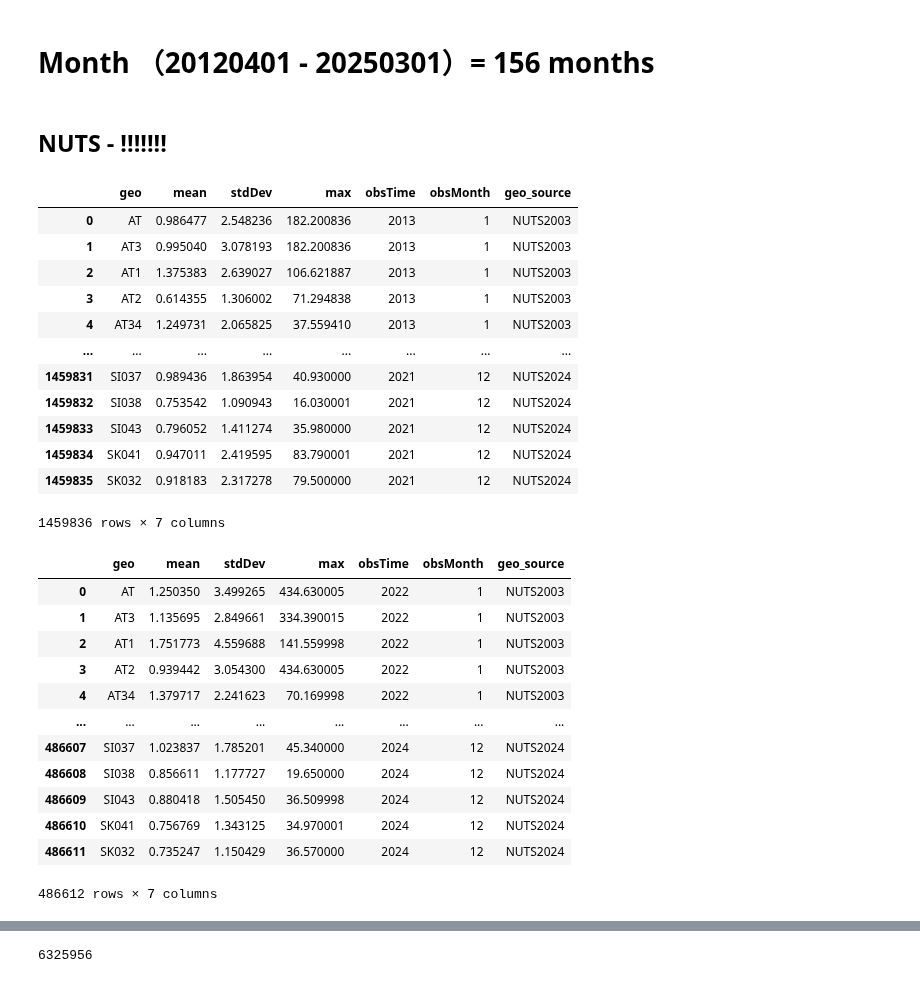
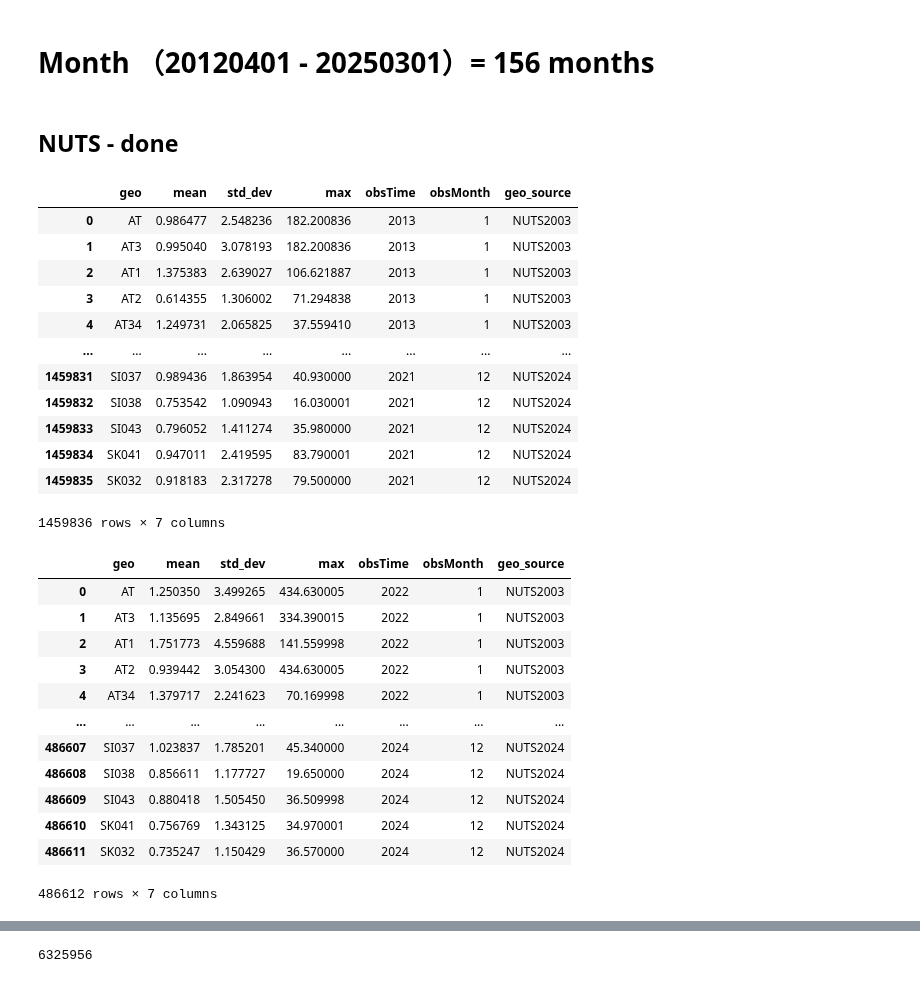
Before and after one commit to OxfordDemSci/Mapineq, a Jupyter notebook: src/data-wrangling/GEE/NTL/NTL_post_GEE.ipynb, the cells around one changed output, grey strips where cells are left out. Drawn from its saved outputs; the diff is of its cells as text; code cells hidden in the pictures.

```diff
--- a/src/data-wrangling/GEE/NTL/NTL_post_GEE.ipynb
+++ b/src/data-wrangling/GEE/NTL/NTL_post_GEE.ipynb
@@ -332,13 +332,14 @@ validate(data=EURO_long)
 # %% [markdown]
 # Month （20120401 - 20250301）= 156 months
 # %% [markdown]
-## NUTS - !!!!!!!
+## NUTS - done
 # %%
 df1321_M = pd.read_csv(DATA_DIR/'GEE/NTL/VIIRS_NUTS_Monthly_2013_2021.csv')
+df1321_M = df1321_M.rename(columns={'stdDev': 'std_dev'})
 df1321_M
 # df1321_M['geo_source'].unique()
 # %% [output]
-|  | geo | mean | stdDev | max | obsTime | obsMonth | geo_source |
+|  | geo | mean | std_dev | max | obsTime | obsMonth | geo_source |
 | 0 | AT | 0.986477 | 2.548236 | 182.200836 | 2013 | 1 | NUTS2003 |
 | 1 | AT3 | 0.995040 | 3.078193 | 182.200836 | 2013 | 1 | NUTS2003 |
 | 2 | AT1 | 1.375383 | 2.639027 | 106.621887 | 2013 | 1 | NUTS2003 |
@@ -354,10 +355,11 @@ df1321_M
 # %%
 df2224_M = pd.read_csv(DATA_DIR/'GEE/NTL/VIIRS_NUTS_Monthly_2022_2024.csv')
 df2224_M = df2224_M.rename(columns={'NUTS_ID': 'geo', 'obsYear': 'obsTime'})
+df2224_M = df2224_M.rename(columns={'stdDev': 'std_dev'})
 df2224_M
 # df2224_M['geo_source'].unique()
 # %% [output]
-|  | geo | mean | stdDev | max | obsTime | obsMonth | geo_source |
+|  | geo | mean | std_dev | max | obsTime | obsMonth | geo_source |
 | 0 | AT | 1.250350 | 3.499265 | 434.630005 | 2022 | 1 | NUTS2003 |
 | 1 | AT3 | 1.135695 | 2.849661 | 334.390015 | 2022 | 1 | NUTS2003 |
 | 2 | AT1 | 1.751773 | 4.559688 | 141.559998 | 2022 | 1 | NUTS2003 |
```
Also changed, not shown: parts of 5 cells of this notebook, 5 other files.
